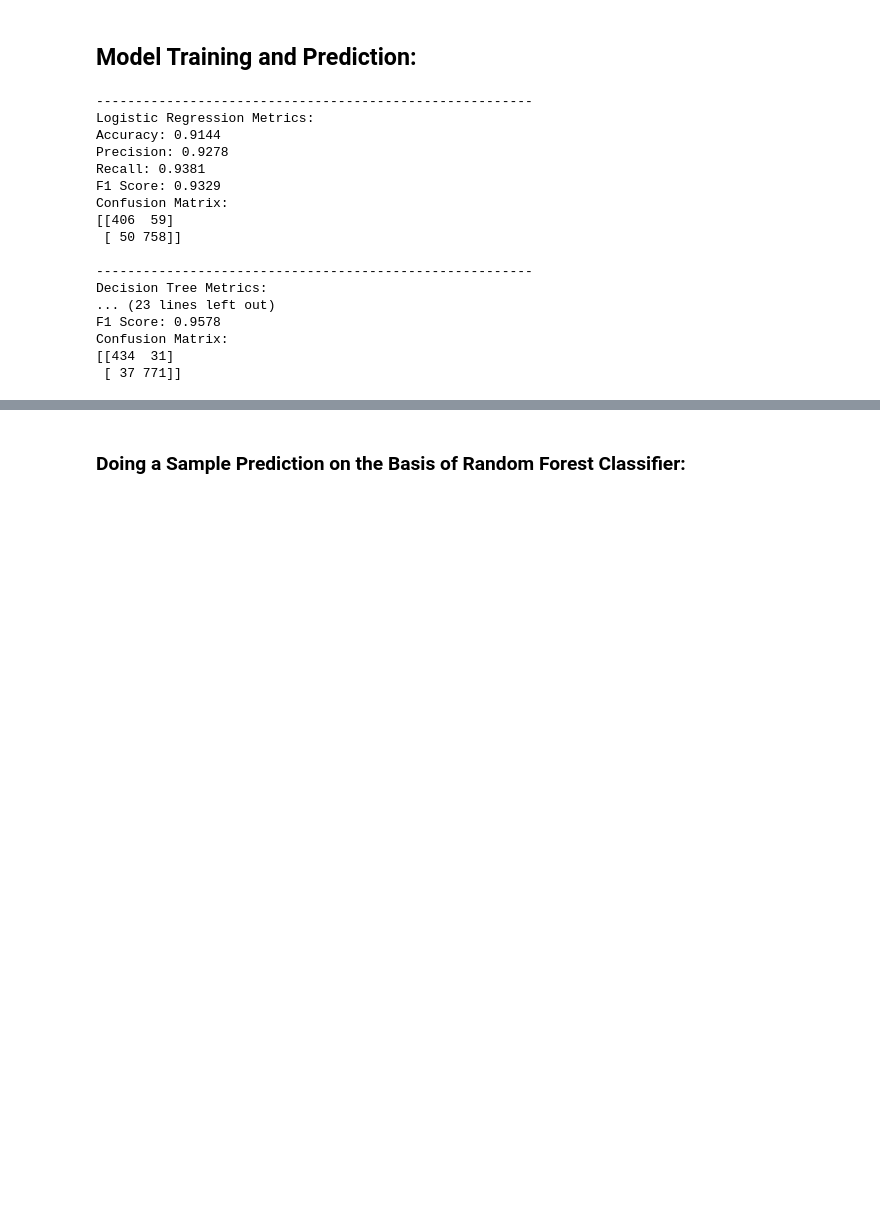
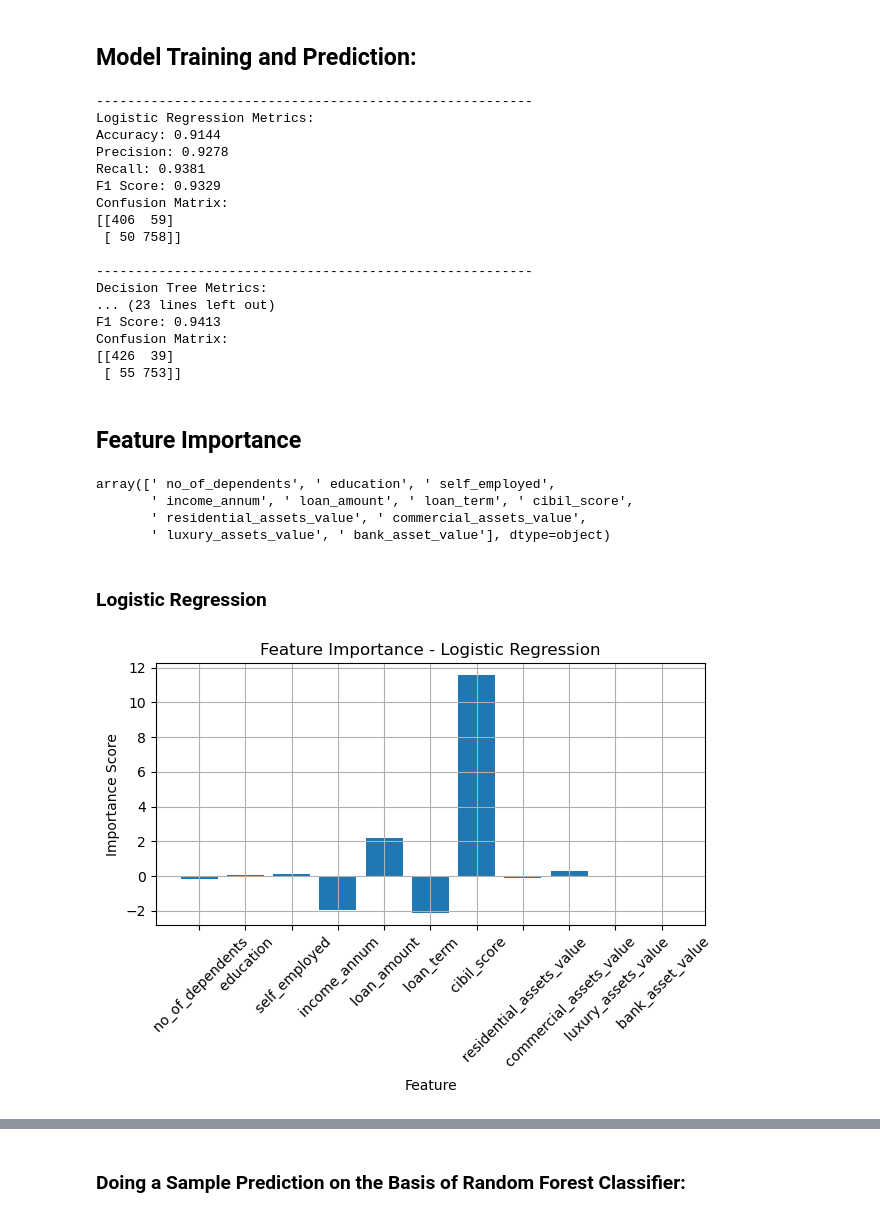
Before and after one commit to prateekmaj21/Loan-Approvals-Prediction, a Jupyter notebook: Intro2AI_project_Group_4.ipynb, the cells around one changed output, grey strips where cells are left out. Saved outputs shown, nothing was run; the diff lists cells and outputs as text; code cells hidden in the pictures; blank space fills up the shorter version.

```diff
--- a/Intro2AI_project_Group_4.ipynb
+++ b/Intro2AI_project_Group_4.ipynb
@@ -378,6 +380,9 @@ array([[0.4       , 1.        , 0.        , ..., 0.90721649, 0.57583548,
         0.81632653]])
 # %% [markdown]
 ## Model Training and Prediction:
+# %%
+# Feature names
+feature_names = X.columns.values
 # %%
 # Splitting the data into training and testing sets
 X_train, X_test, y_train, y_test = train_test_split(X_scaled, y, test_size=0.3, random_state=42)
@@ -387,7 +392,7 @@ models = {
     'Logistic Regression': LogisticRegression(),
     'Decision Tree': DecisionTreeClassifier(),
     'Random Forest': RandomForestClassifier(min_samples_split=4,min_samples_leaf=4,criterion='entropy' ),
-    'SVM': SVC()
+    'SVM': svm.SVC(kernel='linear')
 }
 # %%
 # Training and predicting with each model
@@ -415,7 +420,33 @@ Confusion Matrix:
 --------------------------------------------------------
 Decision Tree Metrics:
 ... (23 lines left out)
-F1 Score: 0.9578
+F1 Score: 0.9413
 Confusion Matrix:
-[[434  31]
- [ 37 771]]
+[[426  39]
+ [ 55 753]]
+# %% [markdown]
+## Feature Importance
+# %%
+X.columns.values
+# %% [output]
+array([' no_of_dependents', ' education', ' self_employed',
+       ' income_annum', ' loan_amount', ' loan_term', ' cibil_score',
+       ' residential_assets_value', ' commercial_assets_value',
+       ' luxury_assets_value', ' bank_asset_value'], dtype=object)
+# %% [markdown]
+### Logistic Regression
+# %%
+lr = models["Logistic Regression"]
+importance = lr.coef_[0]
+
+# Create a bar chart to visualize feature importance
+plt.bar(feature_names, importance)  # Replace 'x for x in range(len(importance))' with feature_names
+plt.xlabel('Feature')
+plt.ylabel('Importance Score')
+plt.title('Feature Importance - Logistic Regression')
+plt.xticks(rotation=45)  # Rotate x-axis labels for better readability
+plt.tight_layout()
+plt.grid()
+plt.show()
+# %% [output]
+[figure, added]
```
Also changed, not shown: parts of 7 cells of this notebook.
